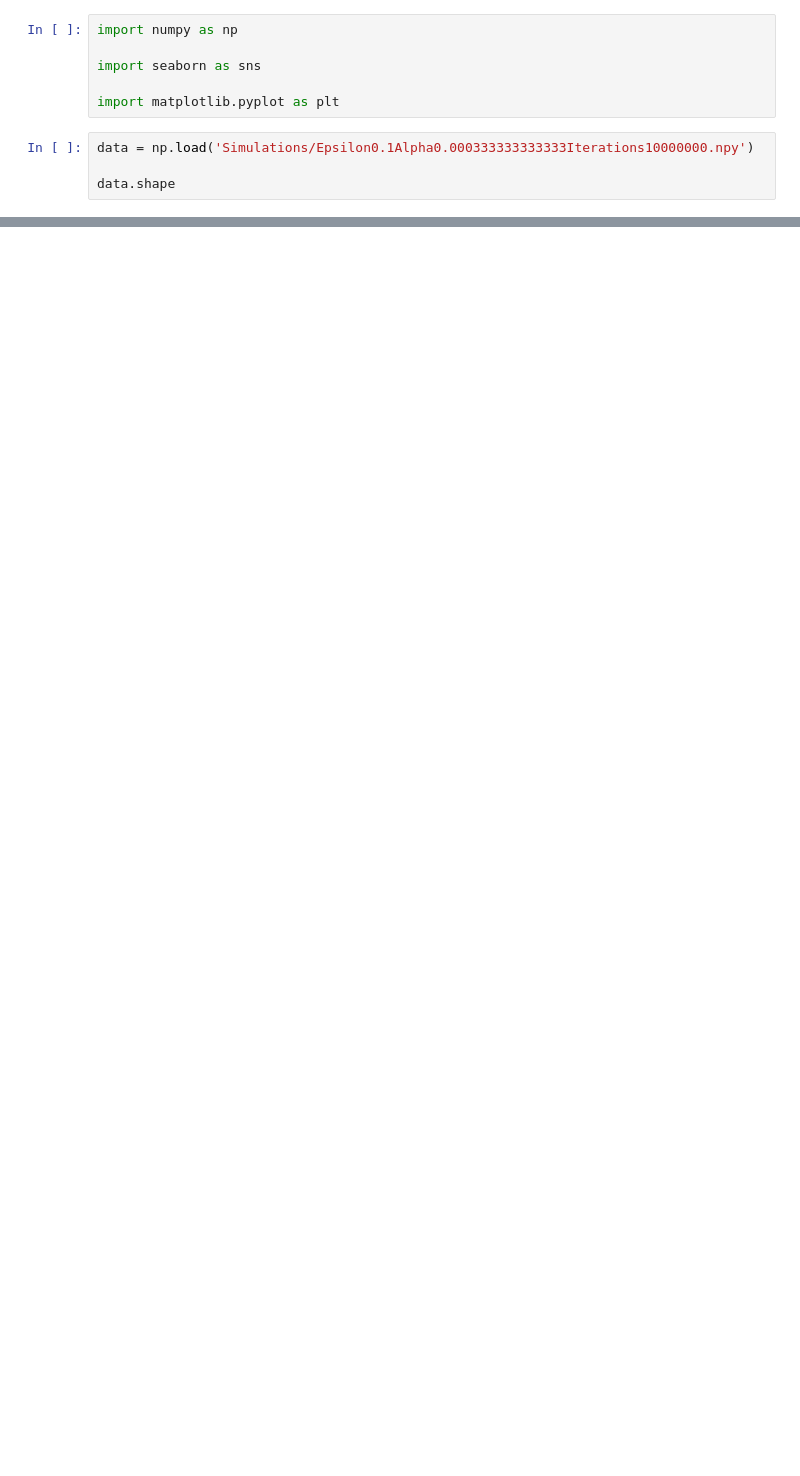
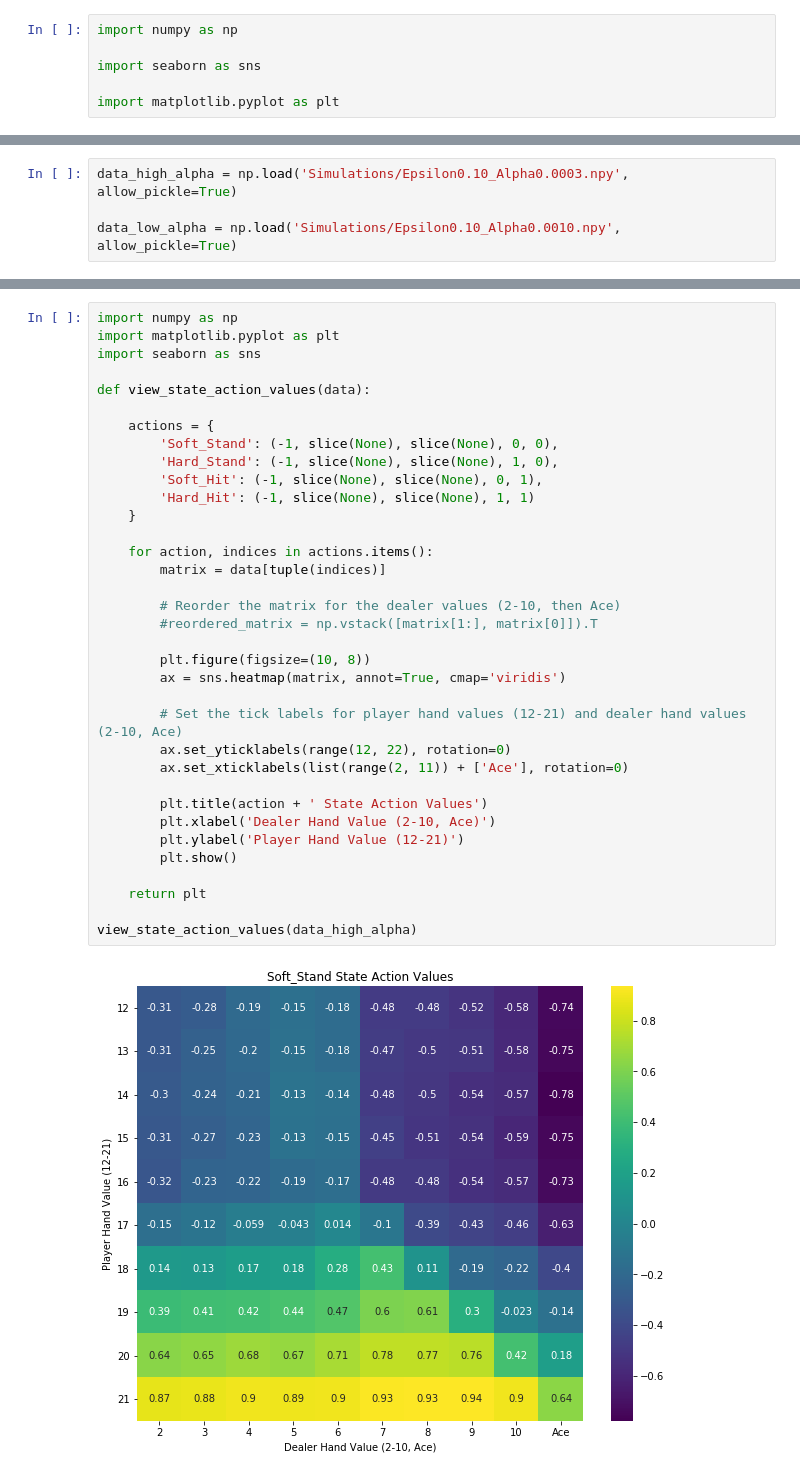
Before and after one commit to Joshuashou/RL_Blackjack, a Jupyter notebook: Analysis.ipynb, the cells around one changed output, grey strips where cells are left out. Cells and saved outputs as stored; diff of their text form; blank space fills up the shorter version.

```diff
--- a/Analysis.ipynb
+++ b/Analysis.ipynb
@@ -4,7 +4,3 @@ import numpy as np
 import seaborn as sns
 
 import matplotlib.pyplot as plt
-# %%
-data = np.load('Simulations/Epsilon0.1Alpha0.000333333333333Iterations10000000.npy')
-
-data.shape
@@ -13,3 +7,7 @@ data.shape
+# %%
+data_high_alpha = np.load('Simulations/Epsilon0.10_Alpha0.0003.npy', allow_pickle=True)
+
+data_low_alpha = np.load('Simulations/Epsilon0.10_Alpha0.0010.npy', allow_pickle=True)
 # %%
 Soft_Stand = data[:, :, 1, 1]
 Hard_Stand = data[:, :, 1, 1]
@@ -38,0 +18,37 @@ def view_state_action_values(data):
+# %%
+import numpy as np
+import matplotlib.pyplot as plt
+import seaborn as sns
+
+def view_state_action_values(data):
+
+    actions = {
+        'Soft_Stand': (-1, slice(None), slice(None), 0, 0),
+        'Hard_Stand': (-1, slice(None), slice(None), 1, 0),
+        'Soft_Hit': (-1, slice(None), slice(None), 0, 1),
+        'Hard_Hit': (-1, slice(None), slice(None), 1, 1)
+    }
+
+    for action, indices in actions.items():
+        matrix = data[tuple(indices)]
+
+        # Reorder the matrix for the dealer values (2-10, then Ace)
+        #reordered_matrix = np.vstack([matrix[1:], matrix[0]]).T
+
+        plt.figure(figsize=(10, 8))
+        ax = sns.heatmap(matrix, annot=True, cmap='viridis')
+
+        # Set the tick labels for player hand values (12-21) and dealer hand values (2-10, Ace)
+        ax.set_yticklabels(range(12, 22), rotation=0)
+        ax.set_xticklabels(list(range(2, 11)) + ['Ace'], rotation=0)
+
+        plt.title(action + ' State Action Values')
+        plt.xlabel('Dealer Hand Value (2-10, Ace)')
+        plt.ylabel('Player Hand Value (12-21)')
+        plt.show()
+
+    return plt
+
+view_state_action_values(data_high_alpha)
+# %% [output]
+[figure, added]
```
Also changed, not shown: parts of 7 cells of this notebook, 10 other files.
